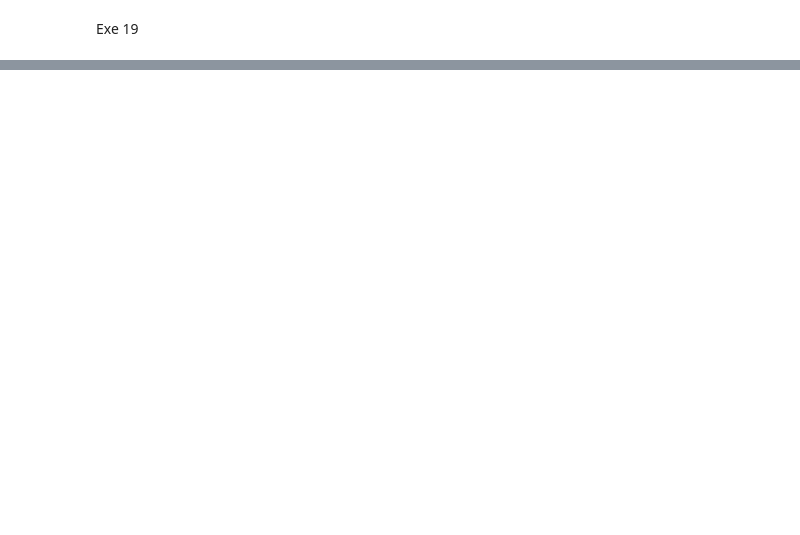
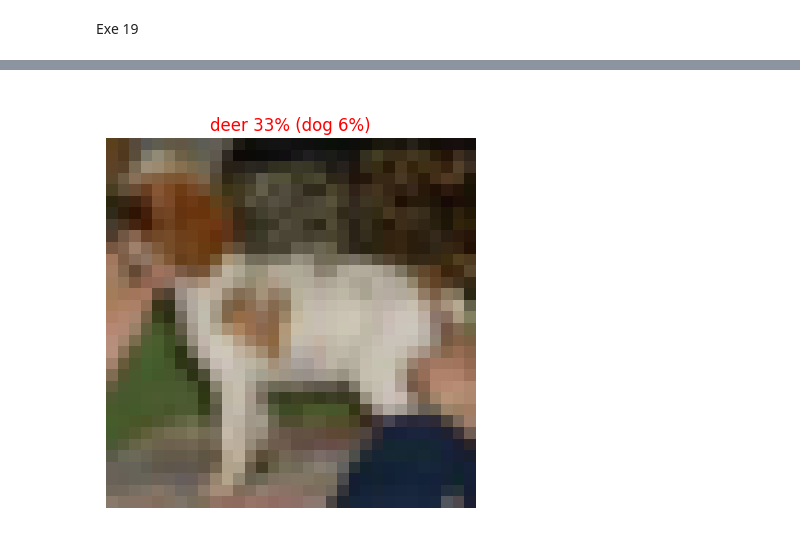
Before and after one commit to Aureleee/TD_ESILV, a Jupyter notebook: aurele_week1.ipynb, the cells around one changed output, grey strips where cells are left out. Saved outputs shown, nothing was run; the diff lists cells and outputs as text; code cells hidden in the pictures; blank space fills up the shorter version.

```diff
--- a/aurele_week1.ipynb
+++ b/aurele_week1.ipynb
@@ -315,0 +354,4 @@ data = ft_cifar10_data()
+# %%
+data = ft_cifar10_data()
+ft_check_prediction("my_model_improved.keras",class_names, data)
+# %% [output]
@@ -315,0 +360 @@ data = ft_cifar10_data()
+[figure, added]
```
Also changed, not shown: parts of 10 cells of this notebook, 3 other files.
